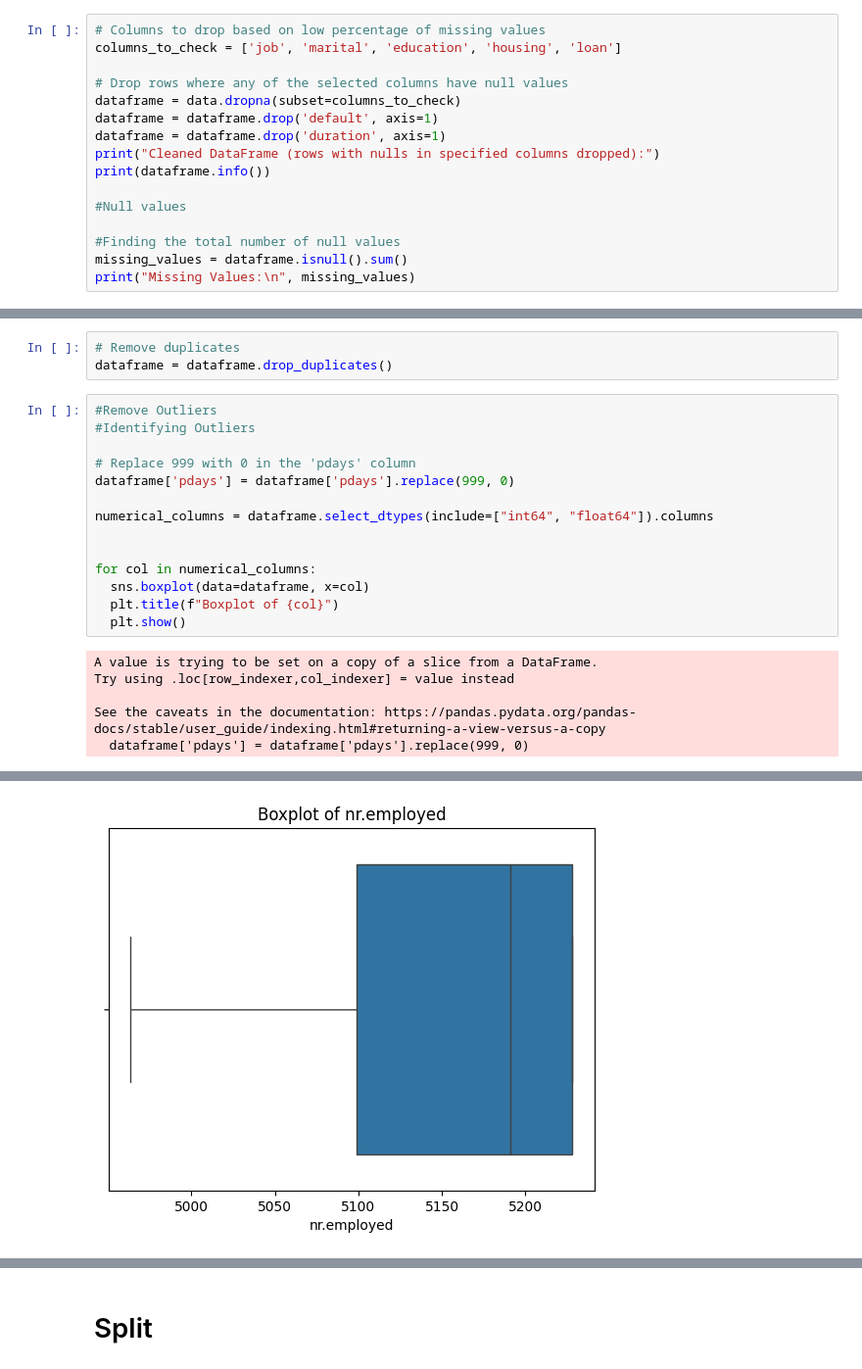
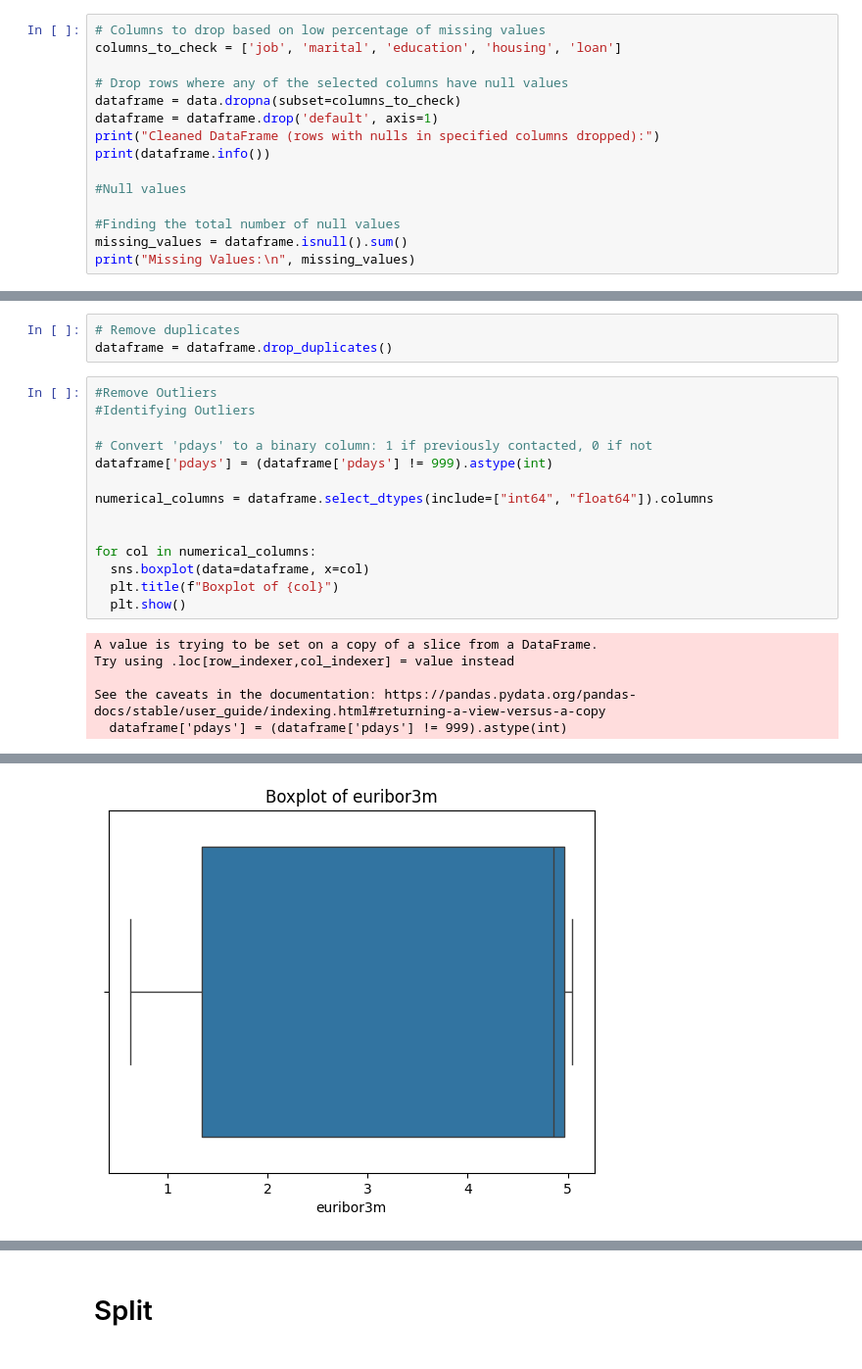
Before and after one commit to daham-13/CM2604-Coursework, a Jupyter notebook: CM2604_Coursework_2330906.ipynb, the cells around one changed output, grey strips where cells are left out. Shown at 98% size. Drawn from its saved outputs; the diff is of its cells as text.

```diff
--- a/CM2604_Coursework_2330906.ipynb
+++ b/CM2604_Coursework_2330906.ipynb
@@ -237,7 +239,6 @@ columns_to_check = ['job', 'marital', 'education', 'housing', 'loan']
 # Drop rows where any of the selected columns have null values
 dataframe = data.dropna(subset=columns_to_check)
 dataframe = dataframe.drop('default', axis=1)
-dataframe = dataframe.drop('duration', axis=1)
 print("Cleaned DataFrame (rows with nulls in specified columns dropped):")
 print(dataframe.info())
 
@@ -271,8 +272,8 @@ dataframe = dataframe.drop_duplicates()
 #Remove Outliers
 #Identifying Outliers
 
-# Replace 999 with 0 in the 'pdays' column
-dataframe['pdays'] = dataframe['pdays'].replace(999, 0)
+# Convert 'pdays' to a binary column: 1 if previously contacted, 0 if not
+dataframe['pdays'] = (dataframe['pdays'] != 999).astype(int)
 
 numerical_columns = dataframe.select_dtypes(include=["int64", "float64"]).columns
 
@@ -286,5 +287,5 @@ A value is trying to be set on a copy of a slice from a DataFrame.
 Try using .loc[row_indexer,col_indexer] = value instead
 
 See the caveats in the documentation: https://pandas.pydata.org/pandas-docs/stable/user_guide/indexing.html#returning-a-view-versus-a-copy
-  dataframe['pdays'] = dataframe['pdays'].replace(999, 0)
+  dataframe['pdays'] = (dataframe['pdays'] != 999).astype(int)
 [figure]
@@ -298 +299 @@ See the caveats in the documentation: https://pandas.pydata.org/pandas-docs/stab
-[figure, old version]
+[figure, new version]
```
Also changed, not shown: parts of 18 cells of this notebook.
